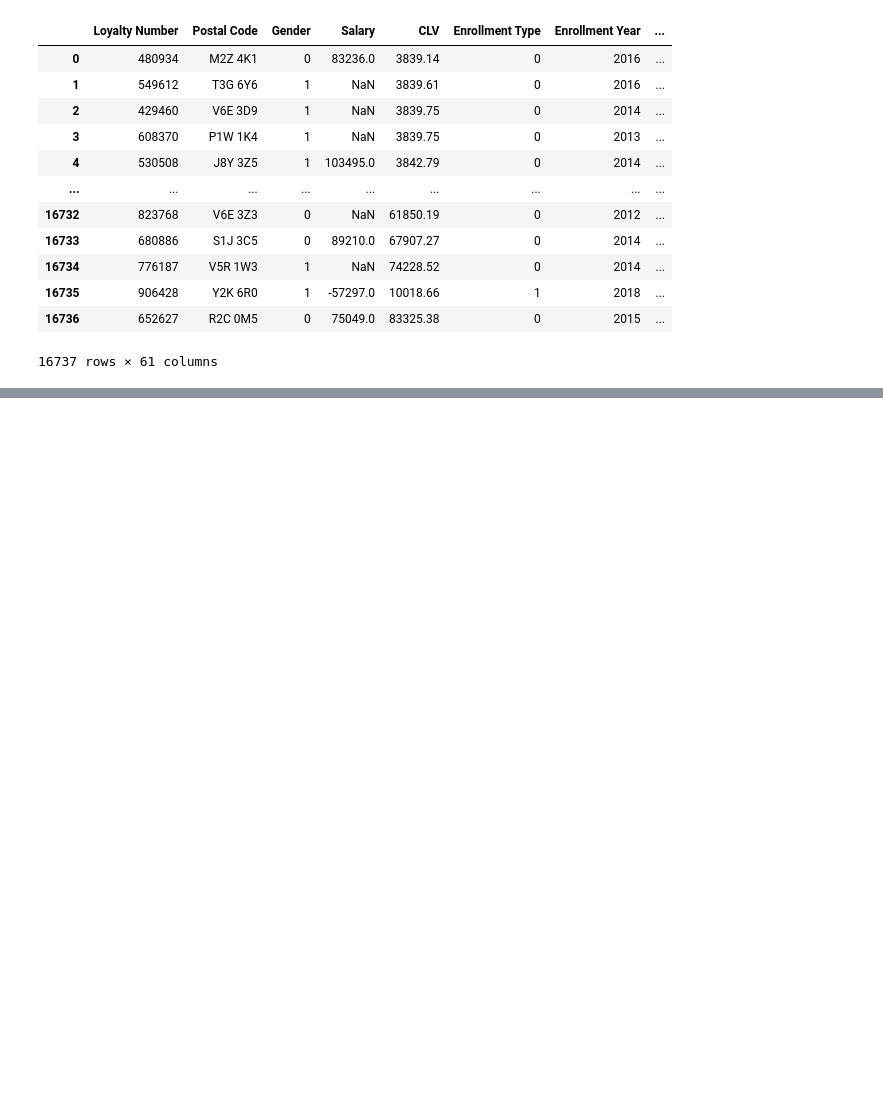
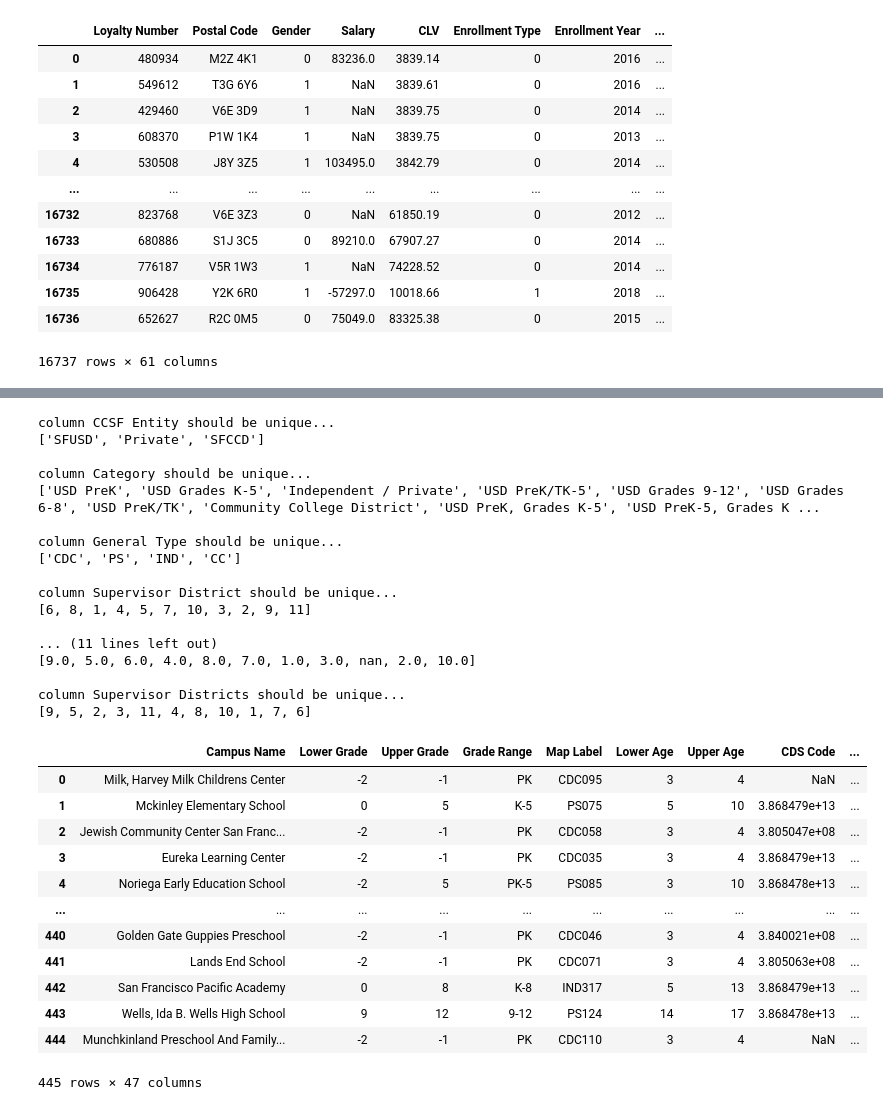
Before and after one commit to adeldelvalle/FA_RL_Sketches, a Jupyter notebook: playground.ipynb, the cells around one changed output, grey strips where cells are left out. Cells and saved outputs as stored; diff of their text form; code cells hidden in the pictures; blank space fills up the shorter version.

Commit message:
Adding RL Datasets with Improved Categorical Encoding

```diff
--- a/playground.ipynb
+++ b/playground.ipynb
@@ -164,8 +152,7 @@ df
 16737 rows × 16 columns
 # %%
 # identify categorical columns automnatically and 1hot encode
-def derive_categorical(df, verbose=False):
-    ordinal_keys = ["month", "year"]
+def derive_categorical(df, ordinal_keys=["month", "year"], verbose=False):
     categorical_cols = []
     for col in df.columns:
         types = list(df[col].unique())
@@ -180,7 +167,7 @@ def derive_categorical(df, verbose=False):
         elif len(types) < 50:
             is_cat = True
             for word in ordinal_keys:
-                if word in col.lower():
+                if word.lower() in col.lower():
                     is_cat = False
                     break
             if is_cat:
@@ -193,7 +180,7 @@ def derive_categorical(df, verbose=False):
     for col in categorical_cols:
         df.drop(col, axis=1, inplace=True)
     return pd.merge(df, oh, left_index=True, right_index=True)
-df = derive_categorical(df, True)
+df = derive_categorical(df, ["month", "year"], True)
 df.to_csv("data/Customer Loyalty CatEncoded.csv")
 df
 # %% [output]
@@ -232,0 +240,35 @@ Encoding for column Enrollment Type => {'Standard': 0, '2018 Promotion': 1}
+# %%
+df = derive_categorical(df, ["grade", "age", "zip"], True)
+df.to_csv("data/Schools CatEncoded.csv")
+df
+# %% [output]
+column CCSF Entity should be unique...
+['SFUSD', 'Private', 'SFCCD']
+
+column Category should be unique...
+['USD PreK', 'USD Grades K-5', 'Independent / Private', 'USD PreK/TK-5', 'USD Grades 9-12', 'USD Grades 6-8', 'USD PreK/TK', 'Community College District', 'USD PreK, Grades K-5', 'USD PreK-5, Grades K ...
+
+column General Type should be unique...
+['CDC', 'PS', 'IND', 'CC']
+
+column Supervisor District should be unique...
+[6, 8, 1, 4, 5, 7, 10, 3, 2, 9, 11]
+
+... (11 lines left out)
+[9.0, 5.0, 6.0, 4.0, 8.0, 7.0, 1.0, 3.0, nan, 2.0, 10.0]
+
+column Supervisor Districts should be unique...
+[9, 5, 2, 3, 11, 4, 8, 10, 1, 7, 6]
+|  | Campus Name | Lower Grade | Upper Grade | Grade Range | Map Label | Lower Age | Upper Age | CDS Code | ... |
+| 0 | Milk, Harvey Milk Childrens Center | -2 | -1 | PK | CDC095 | 3 | 4 | NaN | ... |
+| 1 | Mckinley Elementary School | 0 | 5 | K-5 | PS075 | 5 | 10 | 3.868479e+13 | ... |
+| 2 | Jewish Community Center San Franc... | -2 | -1 | PK | CDC058 | 3 | 4 | 3.805047e+08 | ... |
+| 3 | Eureka Learning Center | -2 | -1 | PK | CDC035 | 3 | 4 | 3.868479e+13 | ... |
+| 4 | Noriega Early Education School | -2 | 5 | PK-5 | PS085 | 3 | 10 | 3.868478e+13 | ... |
+| ... | ... | ... | ... | ... | ... | ... | ... | ... | ... |
+| 440 | Golden Gate Guppies Preschool | -2 | -1 | PK | CDC046 | 3 | 4 | 3.840021e+08 | ... |
+| 441 | Lands End School | -2 | -1 | PK | CDC071 | 3 | 4 | 3.805063e+08 | ... |
+| 442 | San Francisco Pacific Academy | 0 | 8 | K-8 | IND317 | 5 | 13 | 3.868479e+13 | ... |
+| 443 | Wells, Ida B. Wells High School | 9 | 12 | 9-12 | PS124 | 14 | 17 | 3.868478e+13 | ... |
+| 444 | Munchkinland Preschool And Family... | -2 | -1 | PK | CDC110 | 3 | 4 | NaN | ... |
+445 rows × 47 columns
```
Also changed, not shown: parts of 6 cells of this notebook, 4 other files.
